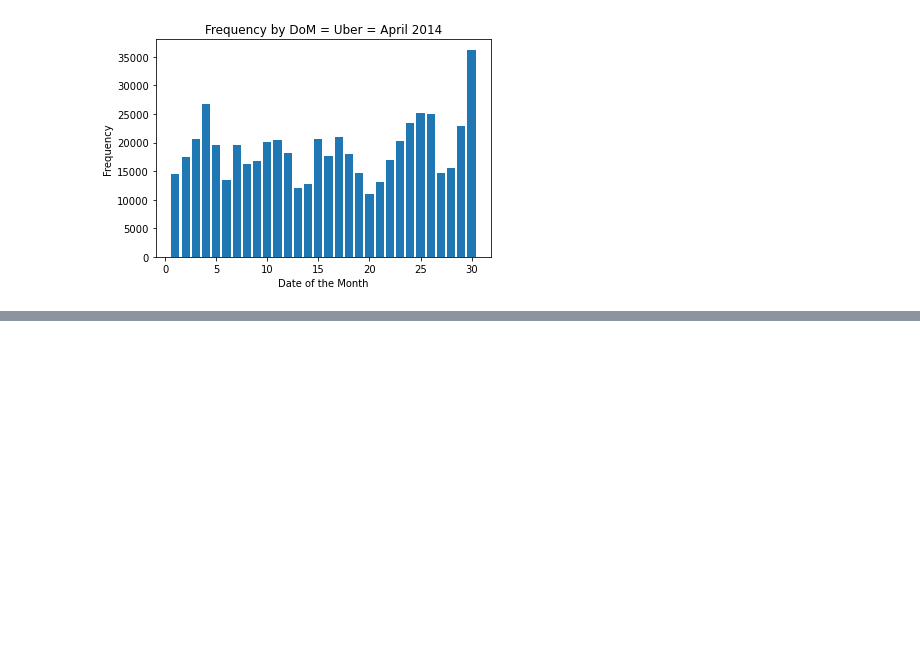
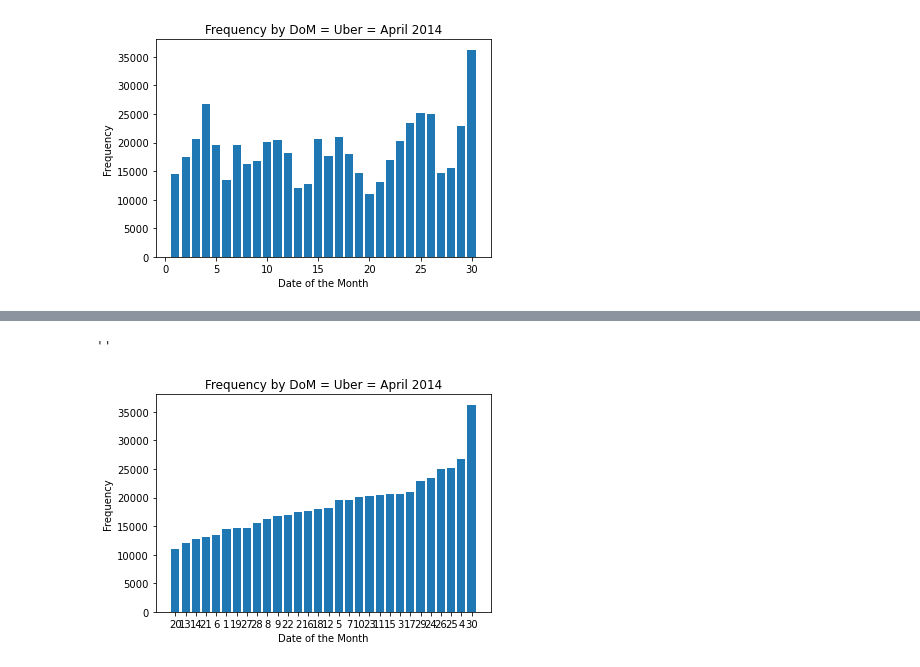
Before and after one commit to MarwaMAlqatari/Uber-Data-Analysis, a Jupyter notebook: UberDataAnalysis.ipynb, the cells around one changed output, grey strips where cells are left out. Cells and saved outputs as stored; diff of their text form; code cells hidden in the pictures; blank space fills up the shorter version.

```diff
--- a/UberDataAnalysis.ipynb
+++ b/UberDataAnalysis.ipynb
@@ -98,0 +107,3 @@ def
+# %%
+by_date_sorted = by_date.sort_values()
+by_date_sorted
@@ -98,0 +128,10 @@ def
+# %%
+bar(range(1, 31),by_date_sorted)
+xticks(range(1,31), by_date_sorted.index)
+xlabel('Date of the Month')
+ylabel('Frequency')
+title('Frequency by DoM = Uber = April 2014')
+;
+# %% [output]
+''
+[figure, added]
```
Also changed, not shown: parts of 16 cells of this notebook, 1 other file.
